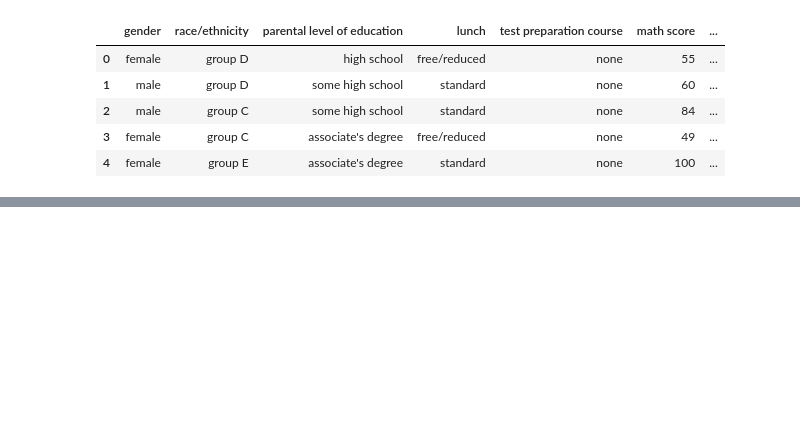
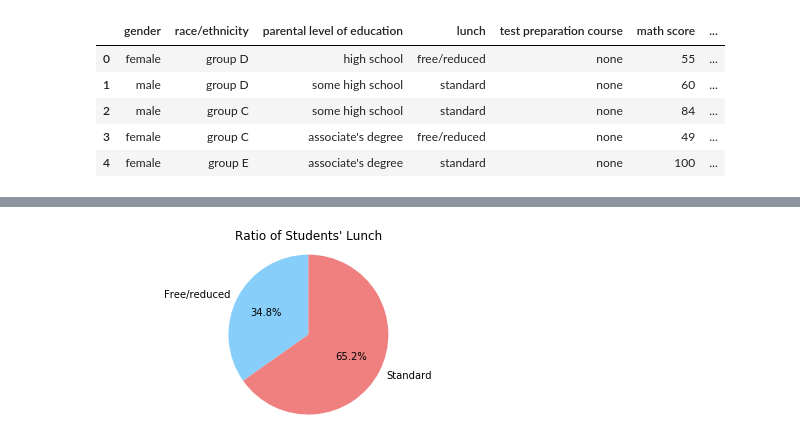
Before and after one commit to kyle1903/cuni_sw_project, a Jupyter notebook: pandas.ipynb, the cells around one changed output, grey strips where cells are left out. Cells and saved outputs as stored; diff of their text form; code cells hidden in the pictures; blank space fills up the shorter version.

```diff
--- a/pandas.ipynb
+++ b/pandas.ipynb
@@ -28,0 +94,19 @@ data.describe()
+# %%
+# ratio of students having free/reduced lunch and standard lunch
+
+fig, ax = plt.subplots(figsize=(6, 3), subplot_kw=dict(aspect="equal"))
+ax.set_title("Ratio of Students' Lunch")
+
+free_reduced = data[data['lunch'] == 'free/reduced'].shape[0]
+std = data[data['lunch'] == 'standard'].shape[0]
+
+labels = 'Free/reduced', 'Standard'
+sizes= [free_reduced, std]
+colors = ['lightskyblue', 'lightcoral']
+
+plt.axis("equal")
+plt.pie(sizes, labels=labels, colors=colors,autopct='%1.1f%%', startangle=90)
+plt.tight_layout()
+plt.show()
+# %% [output]
+[figure, added]
```
Also changed, not shown: parts of 28 cells of this notebook.
